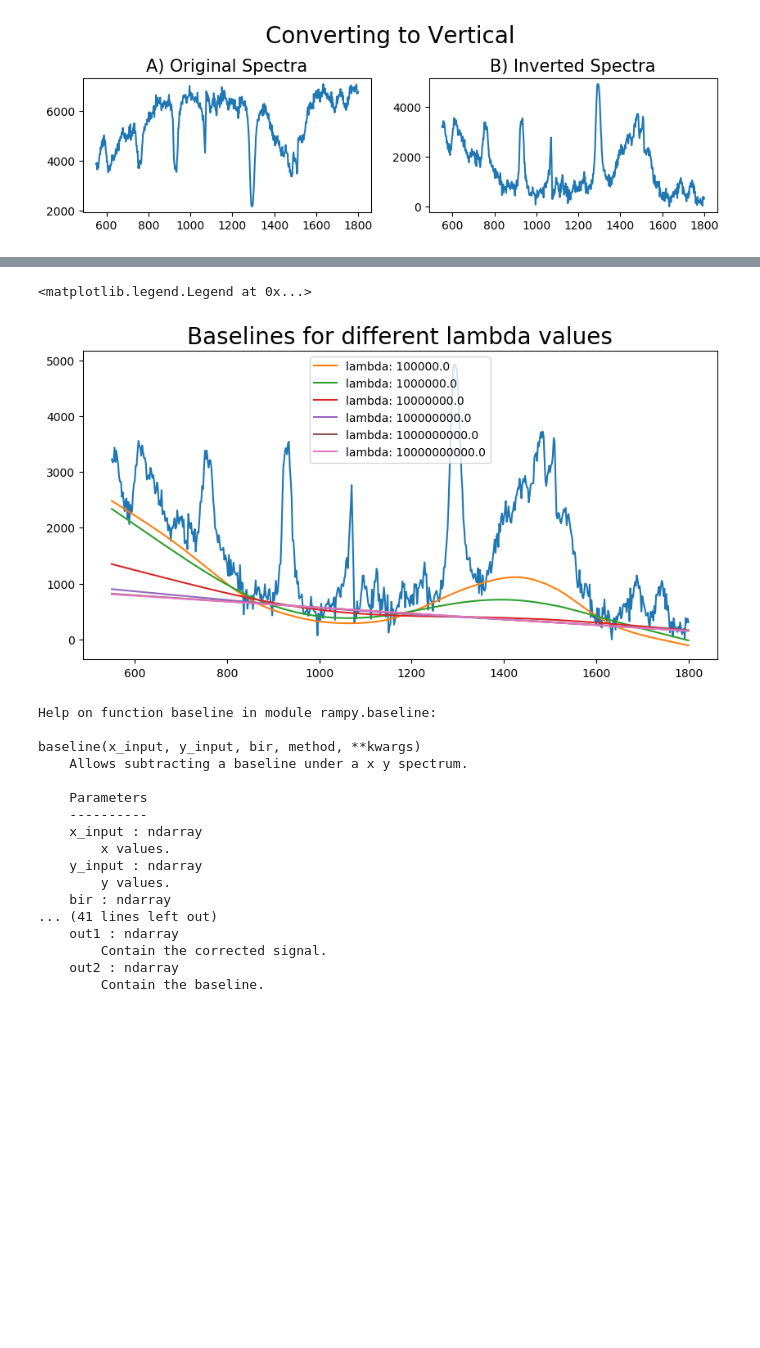
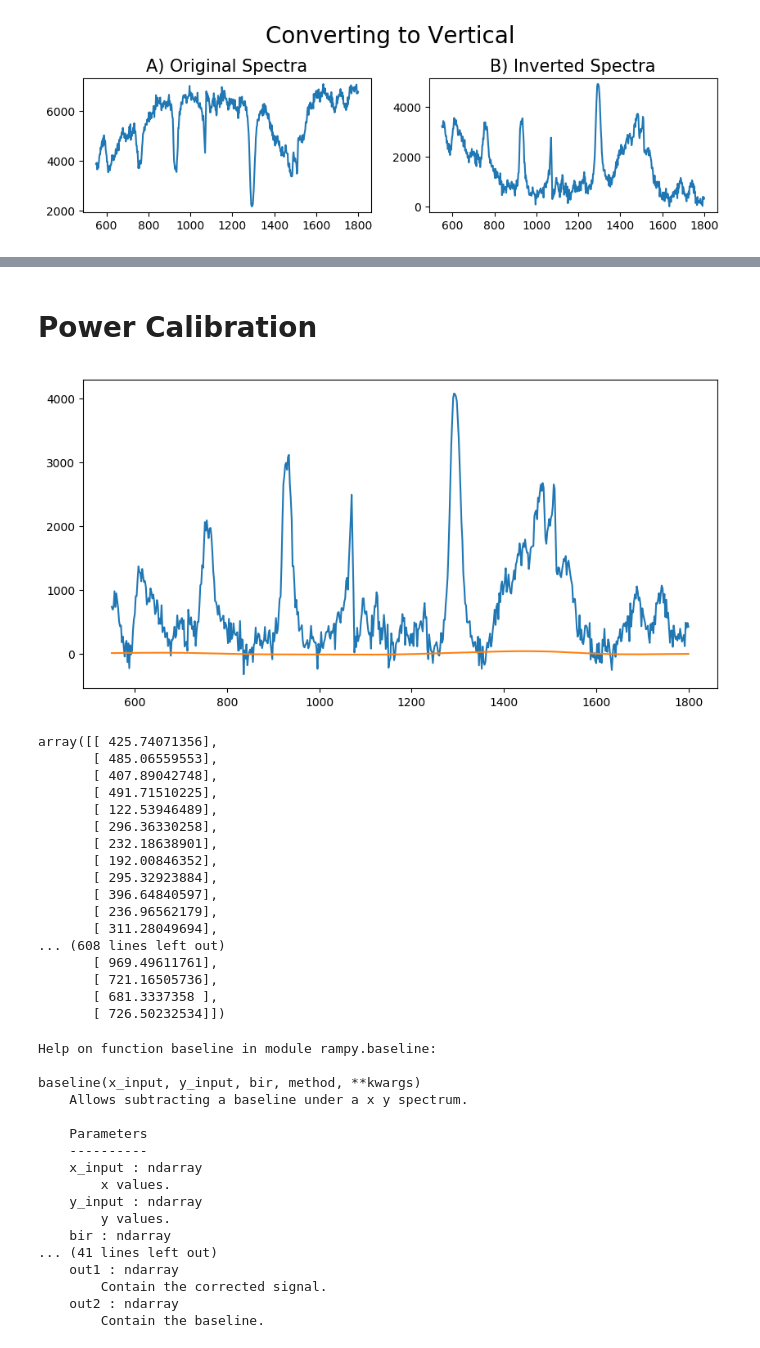
Before and after one commit to aravindhnivas/FELion-Spectrum-Analyser, a Jupyter notebook: testing/baseline_plot.ipynb, the cells around one changed output, grey strips where cells are left out. Cells and saved outputs as stored; diff of their text form; code cells hidden in the pictures; blank space fills up the shorter version.

```diff
--- a/testing/baseline_plot.ipynb
+++ b/testing/baseline_plot.ipynb
@@ -68,19 +70,47 @@ plt.show()
-# %%
-bir = np.array([[750., 920., 1300.]]) # the frequency regions devoid of signal, used by rp.baseline()
-
-lamb = [10e4, 10e5, 10e6, 10e7, 10e8, 10e9]
-plt.figure(1)
-
-plt.plot(x,y1)
-for i in lamb:
-    y_corrected, background = rp.baseline(x, y1,bir,"als",lam = i)
-    plt.plot(x,background,label='lambda: %s'%i)
-
-plt.title("Baselines for different lambda values", fontsize = 20)
-plt.legend()
-# %% [output]
-<matplotlib.legend.Legend at 0x...>
-[figure, removed]
+# %% [markdown]
+# Power Calibration
+# %%
+powerfile = './DATA/16_11_18-3.pow'
+shots = 16
+power = np.genfromtxt(powerfile)
+power_wn = power[:,0]
+power_mj = power[:,1]
+
+interpol = interpolate(power_wn, power_mj, kind = 'linear', fill_value = 'extrapolate')
+
+power_extrapolated = interpol(x)
+power_extrapolated = power_extrapolated*16
+
+y_new, new_baseline = rp.baseline(x, y_corrected,bir,"als",lam = lamb*10, p = p_value, niter = iterations)
+
+plt.figure(3)
+plt.plot(x, y_new)
+plt.plot(x, new_baseline)
+
+plt.show()
+plt.close()
+
+y_normalised = (y_new-new_baseline)
+y_normalised
+# %% [output]
+[figure, added]
+array([[ 425.74071356],
+       [ 485.06559553],
+       [ 407.89042748],
+       [ 491.71510225],
+       [ 122.53946489],
+       [ 296.36330258],
+       [ 232.18638901],
+       [ 192.00846352],
+       [ 295.32923884],
+       [ 396.64840597],
+       [ 236.96562179],
+       [ 311.28049694],
+... (608 lines left out)
+       [ 969.49611761],
+       [ 721.16505736],
+       [ 681.3337358 ],
+       [ 726.50232534]])
 # %%
 help(rp.baseline)
 # %% [output]
```
Also changed, not shown: parts of 7 cells of this notebook, 2 other files.
